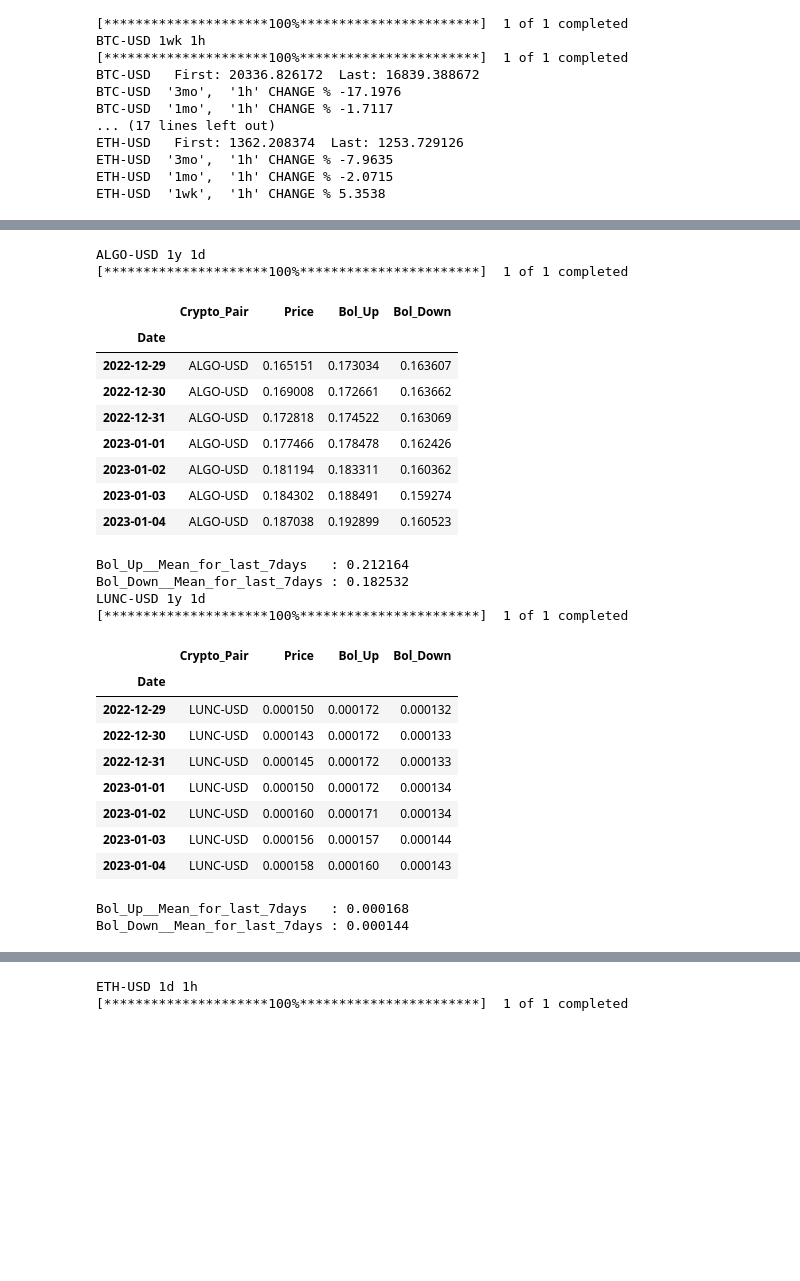
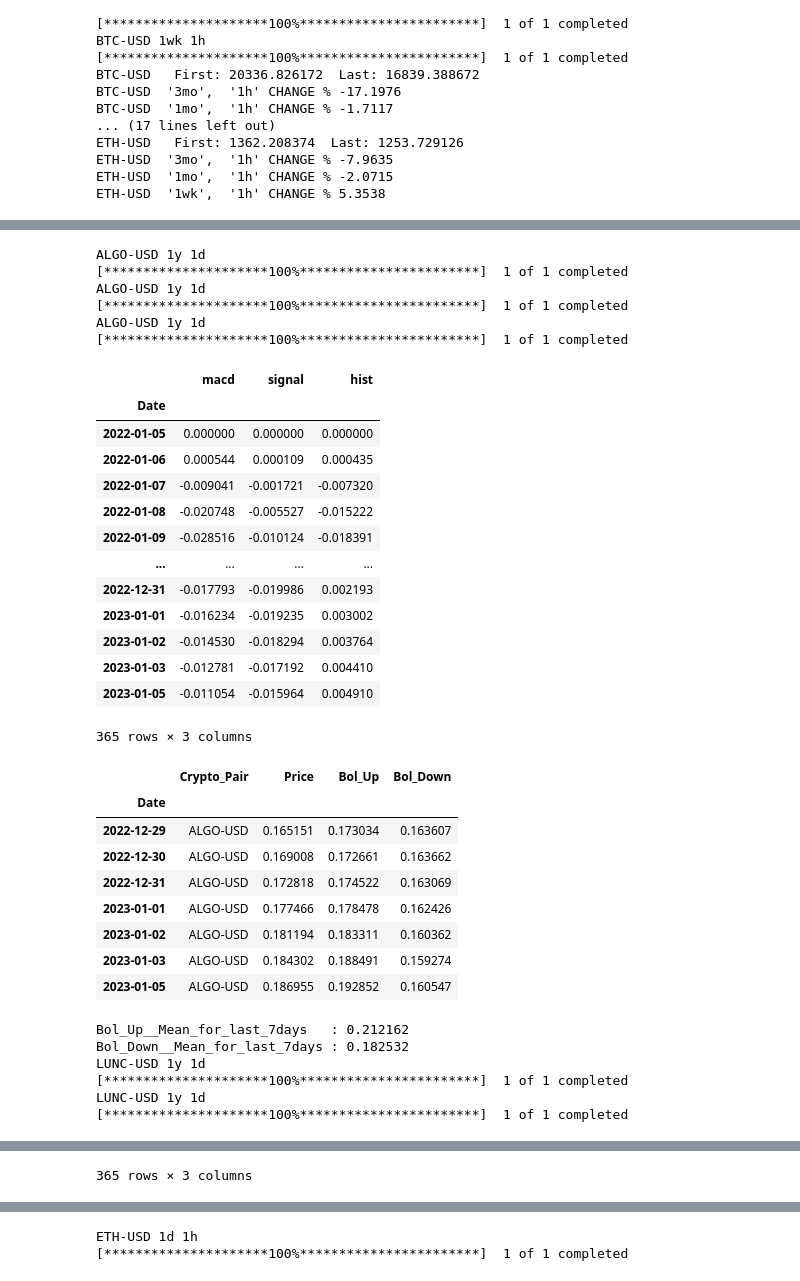
Before and after one commit to ozukun/Crypto_Project, a Jupyter notebook: Crypto_Main.ipynb, the cells around one changed output, grey strips where cells are left out. Cells and saved outputs as stored; diff of their text form; code cells hidden in the pictures; blank space fills up the shorter version.

Commit message:
Kaggle Notebook | Crypto_Main | Version 52

```diff
--- a/Crypto_Main.ipynb
+++ b/Crypto_Main.ipynb
@@ -302,6 +302,28 @@ def get_bollinger_bands(prices, rate=7):
     bollinger_up = sma + std * 2 # Calculate top band
     bollinger_down = sma - std * 2 # Calculate bottom band
     return bollinger_up, bollinger_down
+
+
+def get_macd(price, slow, fast, smooth):
+    exp1 = price.ewm(span = fast, adjust = False).mean()
+    exp2 = price.ewm(span = slow, adjust = False).mean()
+
+    macd = pd.DataFrame(exp1 - exp2)
+    macd.columns=["macd"]
+
+    signal = pd.DataFrame(macd.ewm(span = smooth, adjust = False).mean())
+    signal.columns=["signal"]
+
+    hist = pd.DataFrame(macd['macd'] - signal['signal'])
+    hist.columns=["hist"]
+
+    frames =  [macd, signal, hist]
+    df = pd.concat(frames, join = 'inner', axis = 1)
+    return df
+
+
+x = get_macd(getRates("ALGO-USD",  '1y',  '1d'), 26, 12, 9)
+x.tail()
 
 #---------------------------------------------------------------
 
@@ -315,54 +337,66 @@ for cp in Crypto_Pairs:
 
     df_tmp_0 = pd.DataFrame(getRates(cp,  '1y',  '1d'))
 
     bollinger_up, bollinger_down = get_bollinger_bands(df_tmp_0)
 
+    cp_macd=get_macd(getRates(cp,  '1y',  '1d'), 26, 12, 9)
+
+    display(cp_macd)
 
     df_tmp = pd.DataFrame(data=np.column_stack((df_tmp_0.values,bollinger_up,bollinger_down)),columns=['Price','Bol_Up','Bol_Down'])
     df_tmp.insert(0,'Crypto_Pair',cp)
     df_tmp.index=df_tmp_0.index
 
 
     display( df_tmp.iloc[-7:] )
 
     x=round( df_tmp["Bol_Up"].iloc[-30:].mean() ,6 )
     print("Bol_Up__Mean_for_last_7days   : " + str( x ) )
 
 
     y=round( df_tmp["Bol_Down"].iloc[-30:].mean() ,6 )
     print("Bol_Down__Mean_for_last_7days : " + str( y ) )
 
     x1="Bol_Up__Mean_for_last_7days   : " + str( x )
     y1="Bol_Down__Mean_for_last_7days : " + str( y )
 
     df_tmp_f = df_tmp_f.append(df_tmp.iloc[-7:])
     final_text=final_text+"\n"+cp+"\n"+str(x1)+"\n"+str(y1)
 #---------------------------------------------------------------------------
 #mail2me_v2(df_tmp_f,"Crypto Bollinger bands",final_text)
 # %% [output]
 ALGO-USD 1y 1d
 [*********************100%***********************]  1 of 1 completed
+ALGO-USD 1y 1d
+[*********************100%***********************]  1 of 1 completed
+ALGO-USD 1y 1d
+[*********************100%***********************]  1 of 1 completed
-|  | Crypto_Pair | Price | Bol_Up | Bol_Down |
-| Date |  |  |  |  |
-| 2022-12-29 | ALGO-USD | 0.165151 | 0.173034 | 0.163607 |
-| 2022-12-30 | ALGO-USD | 0.169008 | 0.172661 | 0.163662 |
-| 2022-12-31 | ALGO-USD | 0.172818 | 0.174522 | 0.163069 |
-| 2023-01-01 | ALGO-USD | 0.177466 | 0.178478 | 0.162426 |
-| 2023-01-02 | ALGO-USD | 0.181194 | 0.183311 | 0.160362 |
-| 2023-01-03 | ALGO-USD | 0.184302 | 0.188491 | 0.159274 |
-| 2023-01-04 | ALGO-USD | 0.187038 | 0.192899 | 0.160523 |
+|  | macd | signal | hist |
+| Date |  |  |  |
+| 2022-01-05 | 0.000000 | 0.000000 | 0.000000 |
+| 2022-01-06 | 0.000544 | 0.000109 | 0.000435 |
+| 2022-01-07 | -0.009041 | -0.001721 | -0.007320 |
+| 2022-01-08 | -0.020748 | -0.005527 | -0.015222 |
+| 2022-01-09 | -0.028516 | -0.010124 | -0.018391 |
+| ... | ... | ... | ... |
+| 2022-12-31 | -0.017793 | -0.019986 | 0.002193 |
+| 2023-01-01 | -0.016234 | -0.019235 | 0.003002 |
+| 2023-01-02 | -0.014530 | -0.018294 | 0.003764 |
+| 2023-01-03 | -0.012781 | -0.017192 | 0.004410 |
+| 2023-01-05 | -0.011054 | -0.015964 | 0.004910 |
-Bol_Up__Mean_for_last_7days   : 0.212164
-Bol_Down__Mean_for_last_7days : 0.182532
-LUNC-USD 1y 1d
-[*********************100%***********************]  1 of 1 completed
+365 rows × 3 columns
 |  | Crypto_Pair | Price | Bol_Up | Bol_Down |
 | Date |  |  |  |  |
-| 2022-12-29 | LUNC-USD | 0.000150 | 0.000172 | 0.000132 |
-| 2022-12-30 | LUNC-USD | 0.000143 | 0.000172 | 0.000133 |
-| 2022-12-31 | LUNC-USD | 0.000145 | 0.000172 | 0.000133 |
-| 2023-01-01 | LUNC-USD | 0.000150 | 0.000172 | 0.000134 |
-| 2023-01-02 | LUNC-USD | 0.000160 | 0.000171 | 0.000134 |
-| 2023-01-03 | LUNC-USD | 0.000156 | 0.000157 | 0.000144 |
-| 2023-01-04 | LUNC-USD | 0.000158 | 0.000160 | 0.000143 |
+| 2022-12-29 | ALGO-USD | 0.165151 | 0.173034 | 0.163607 |
+| 2022-12-30 | ALGO-USD | 0.169008 | 0.172661 | 0.163662 |
+| 2022-12-31 | ALGO-USD | 0.172818 | 0.174522 | 0.163069 |
+| 2023-01-01 | ALGO-USD | 0.177466 | 0.178478 | 0.162426 |
+| 2023-01-02 | ALGO-USD | 0.181194 | 0.183311 | 0.160362 |
+| 2023-01-03 | ALGO-USD | 0.184302 | 0.188491 | 0.159274 |
+| 2023-01-05 | ALGO-USD | 0.186955 | 0.192852 | 0.160547 |
-Bol_Up__Mean_for_last_7days   : 0.000168
-Bol_Down__Mean_for_last_7days : 0.000144
+Bol_Up__Mean_for_last_7days   : 0.212162
+Bol_Down__Mean_for_last_7days : 0.182532
+LUNC-USD 1y 1d
+[*********************100%***********************]  1 of 1 completed
+LUNC-USD 1y 1d
+[*********************100%***********************]  1 of 1 completed
@@ -368,0 +416 @@ Bol_Down__Mean_for_last_7days : 0.000144
+365 rows × 3 columns
```
Also changed, not shown: parts of 1 cell of this notebook.
